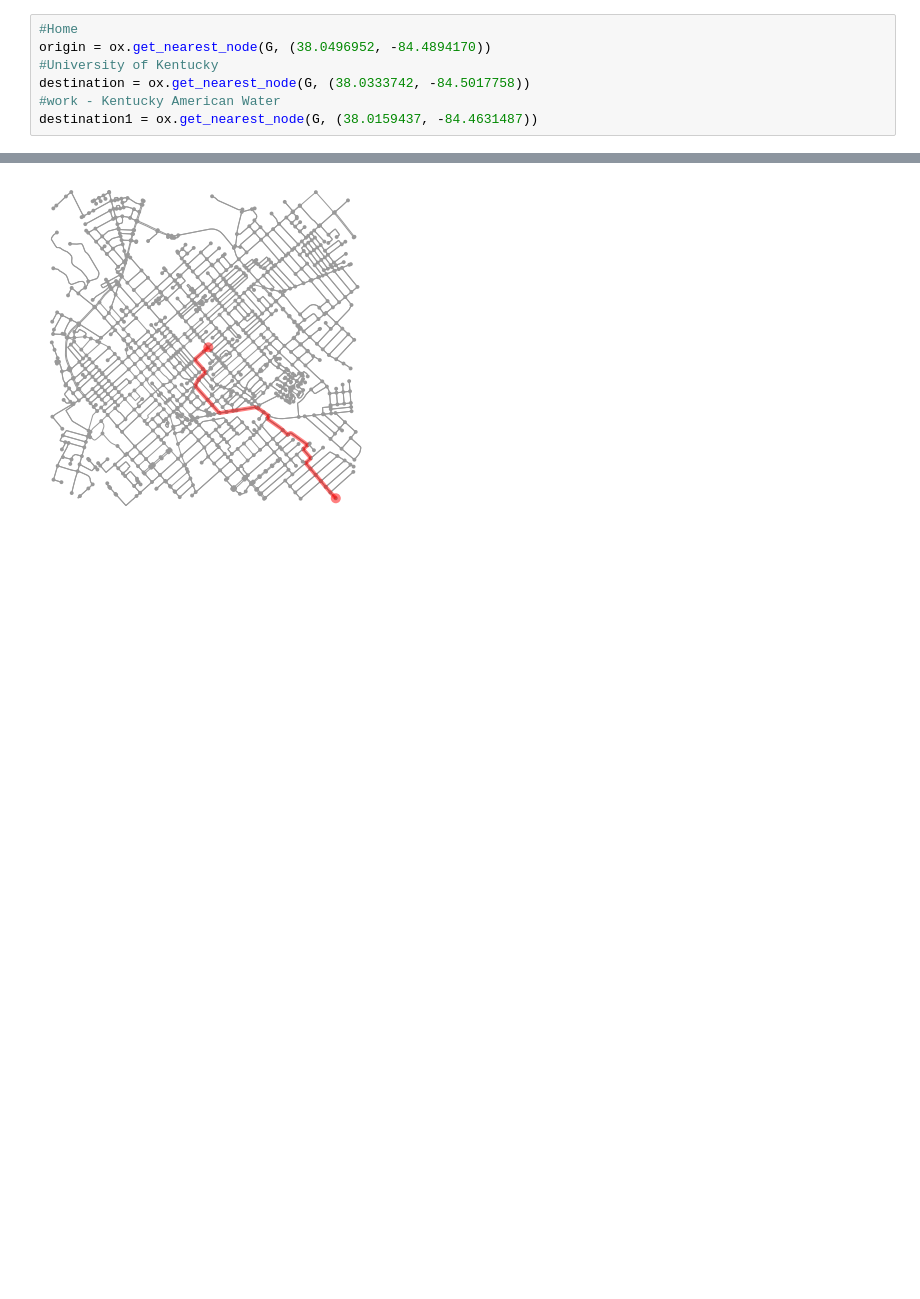
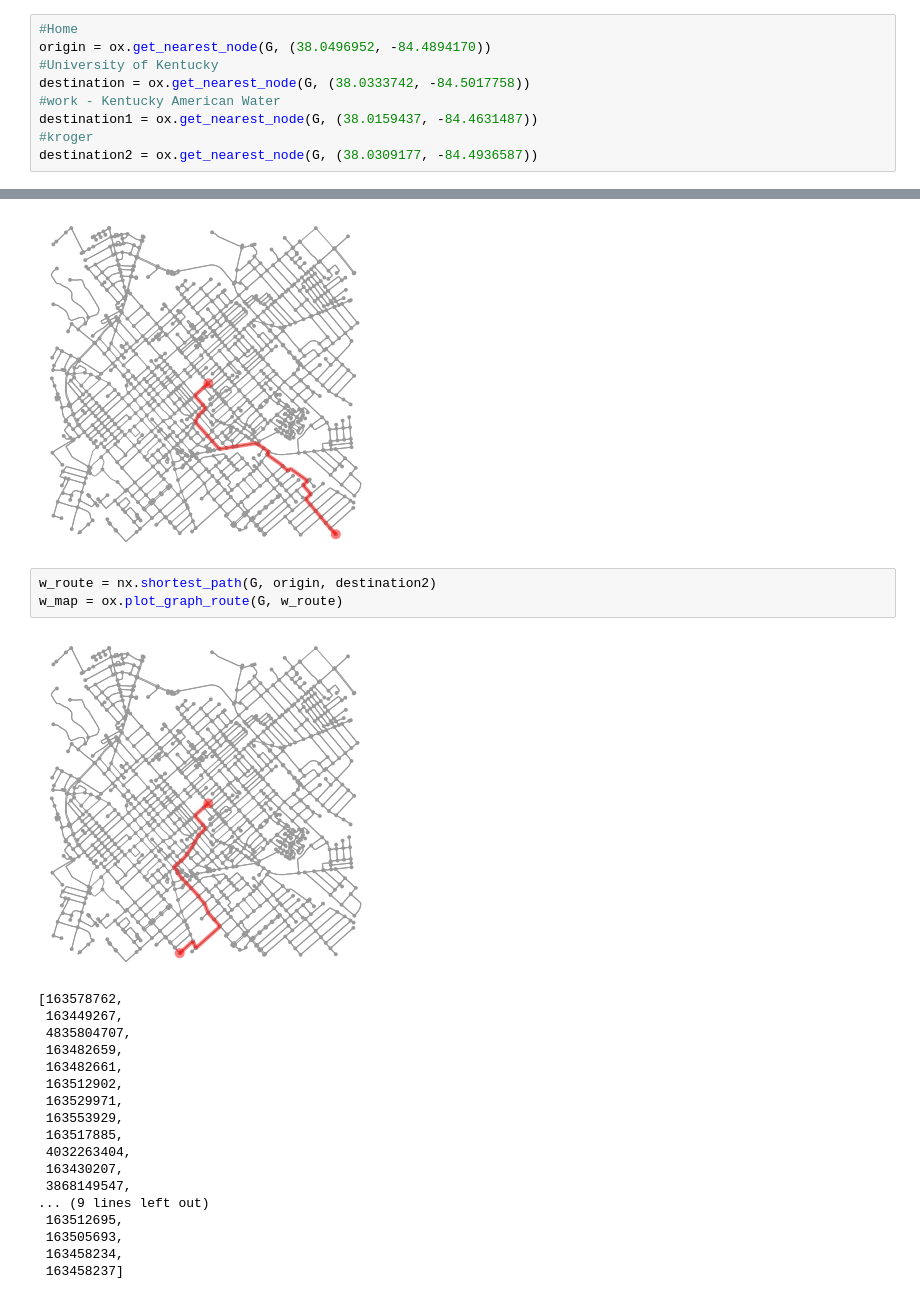
Before and after one commit to alha282/ce599, a Jupyter notebook: 17-Networks 2/Networks_OSM.ipynb, the cells around one changed output, grey strips where cells are left out. Drawn from its saved outputs; the diff is of its cells as text; blank space fills up the shorter version.

```diff
--- a/17-Networks 2/Networks_OSM.ipynb
+++ b/17-Networks 2/Networks_OSM.ipynb
@@ -83,6 +83,8 @@ origin = ox.get_nearest_node(G, (38.0496952, -84.4894170))
 destination = ox.get_nearest_node(G, (38.0333742, -84.5017758))
 #work - Kentucky American Water
 destination1 = ox.get_nearest_node(G, (38.0159437, -84.4631487))
+#kroger
+destination2 = ox.get_nearest_node(G, (38.0309177, -84.4936587))
 # %%
 import networkx as nx
 s_route = nx.shortest_path(G, origin, destination)
@@ -94,3 +96,25 @@ w_route = nx.shortest_path(G, origin, destination1)
 w_map = ox.plot_graph_route(G, w_route)
 # %% [output]
 [figure]
+# %%
+w_route = nx.shortest_path(G, origin, destination2)
+w_map = ox.plot_graph_route(G, w_route)
+# %% [output]
+[figure, added]
+[163578762,
+ 163449267,
+ 4835804707,
+ 163482659,
+ 163482661,
+ 163512902,
+ 163529971,
+ 163553929,
+ 163517885,
+ 4032263404,
+ 163430207,
+ 3868149547,
+... (9 lines left out)
+ 163512695,
+ 163505693,
+ 163458234,
+ 163458237]
```
Also changed, not shown: 2 other files.
